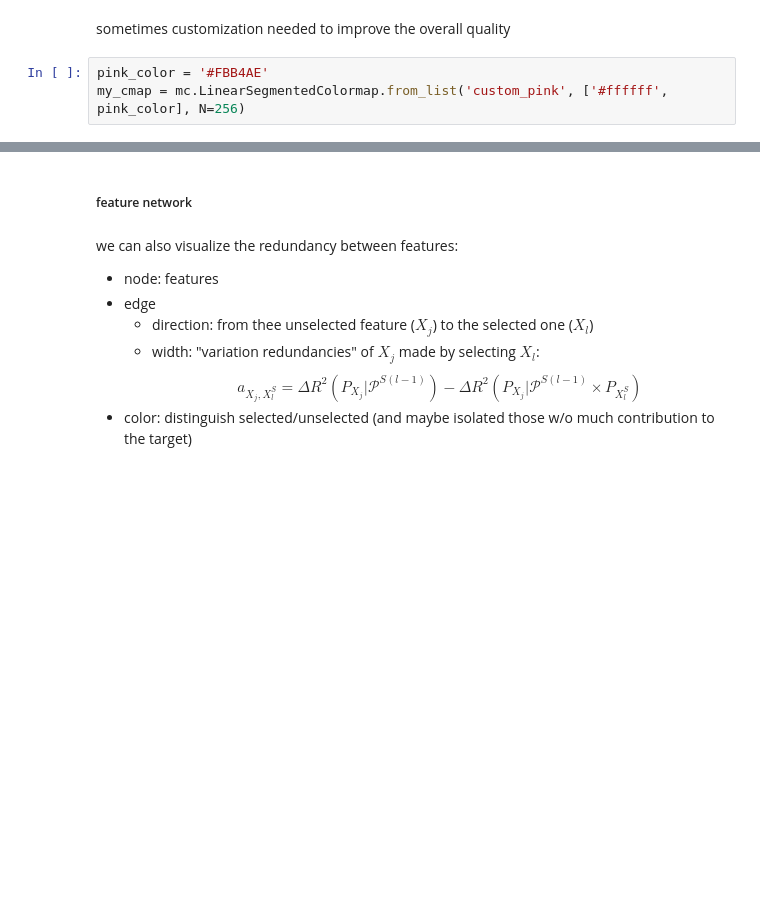
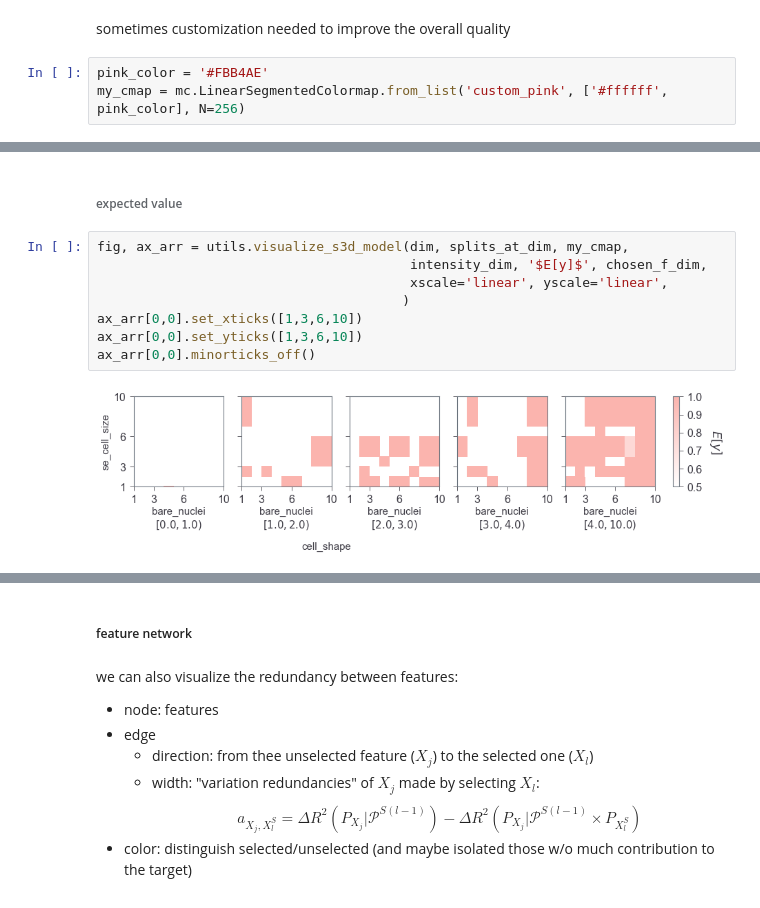
Before and after one commit to peterfennell/S3D, a Jupyter notebook: s3d/quickstart.ipynb, the cells around one changed output, grey strips where cells are left out. Saved outputs shown, nothing was run; the diff lists cells and outputs as text; blank space fills up the shorter version.

```diff
--- a/s3d/quickstart.ipynb
+++ b/s3d/quickstart.ipynb
@@ -203,0 +218,12 @@ for i, ax in enumerate(g.axes):
+# %% [markdown]
+###### expected value
+# %%
+fig, ax_arr = utils.visualize_s3d_model(dim, splits_at_dim, my_cmap,
+                                        intensity_dim, '$E[y]$', chosen_f_dim,
+                                        xscale='linear', yscale='linear',
+                                       )
+ax_arr[0,0].set_xticks([1,3,6,10])
+ax_arr[0,0].set_yticks([1,3,6,10])
+ax_arr[0,0].minorticks_off()
+# %% [output]
+[figure, added]
```
Also changed, not shown: parts of 18 cells of this notebook, 2 other files.
